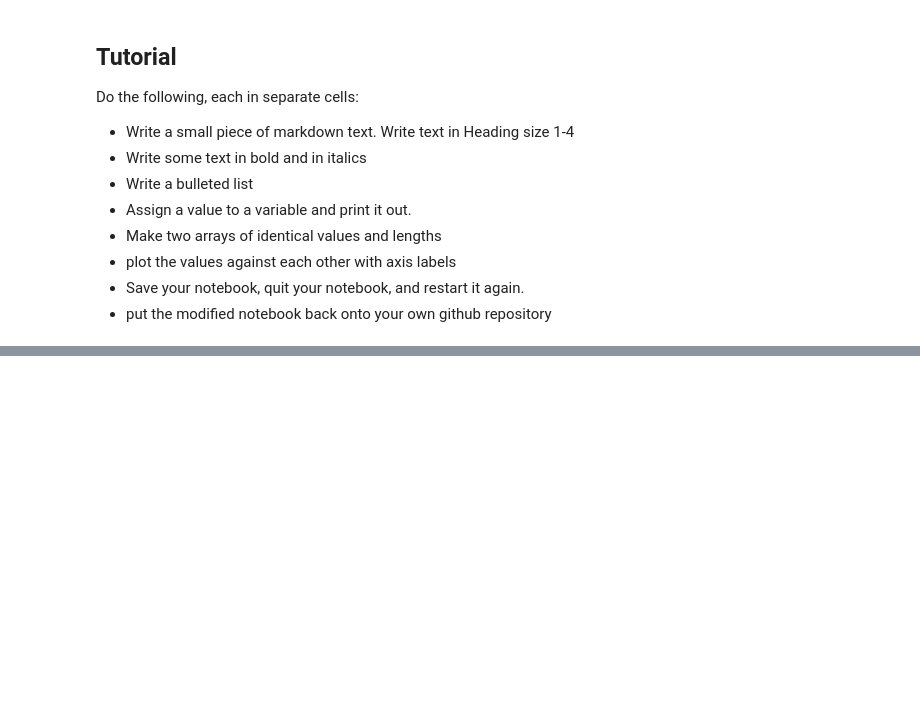
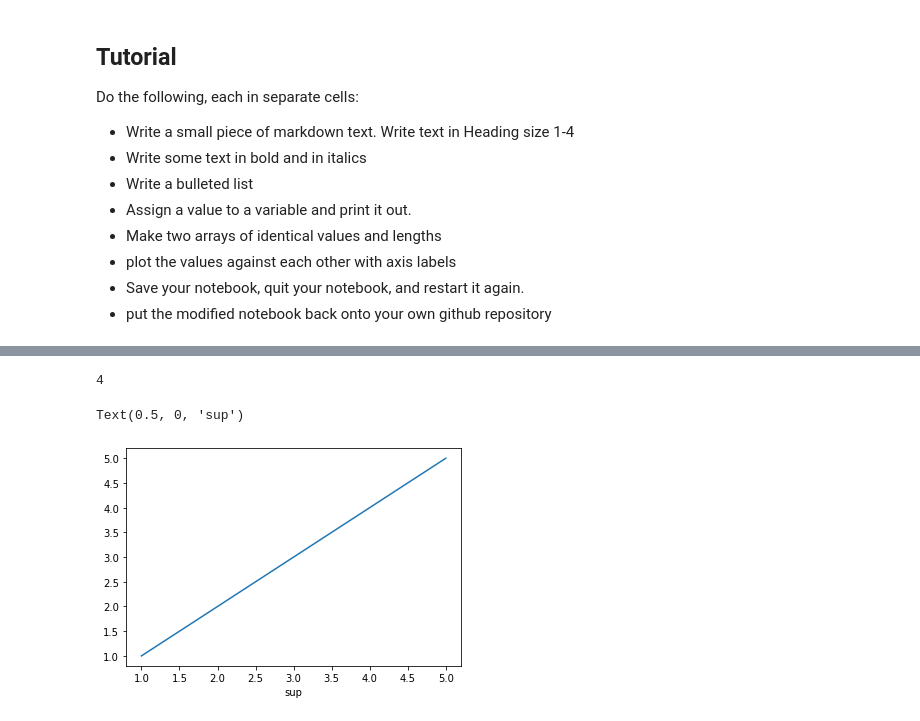
Before and after one commit to Parkerwise/Python_notebook_intro, a Jupyter notebook: undergrad_summer2023_notebook_tutorial.ipynb, the cells around one changed output, grey strips where cells are left out. Cells and saved outputs as stored; diff of their text form; code cells hidden in the pictures; blank space fills up the shorter version.

```diff
--- a/undergrad_summer2023_notebook_tutorial.ipynb
+++ b/undergrad_summer2023_notebook_tutorial.ipynb
@@ -266,0 +281,14 @@ Do the following, each in separate cells:
+# %%
+m=4
+print(m)
+# %% [output]
+4
+# %%
+from matplotlib import pyplot as plt
+x=[1,2,3,4,5]
+y=np.arange(1,6,1)
+plt.plot(x,y)
+plt.xlabel("sup")
+# %% [output]
+Text(0.5, 0, 'sup')
+[figure, added]
```
Also changed, not shown: parts of 1 cell of this notebook.
